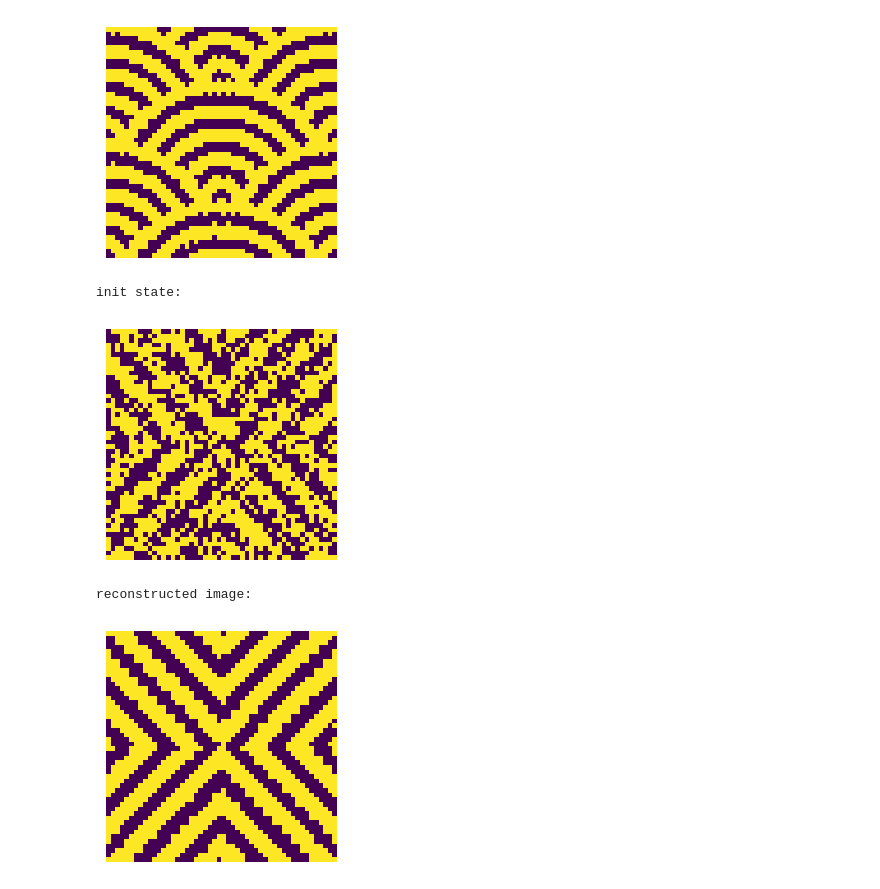
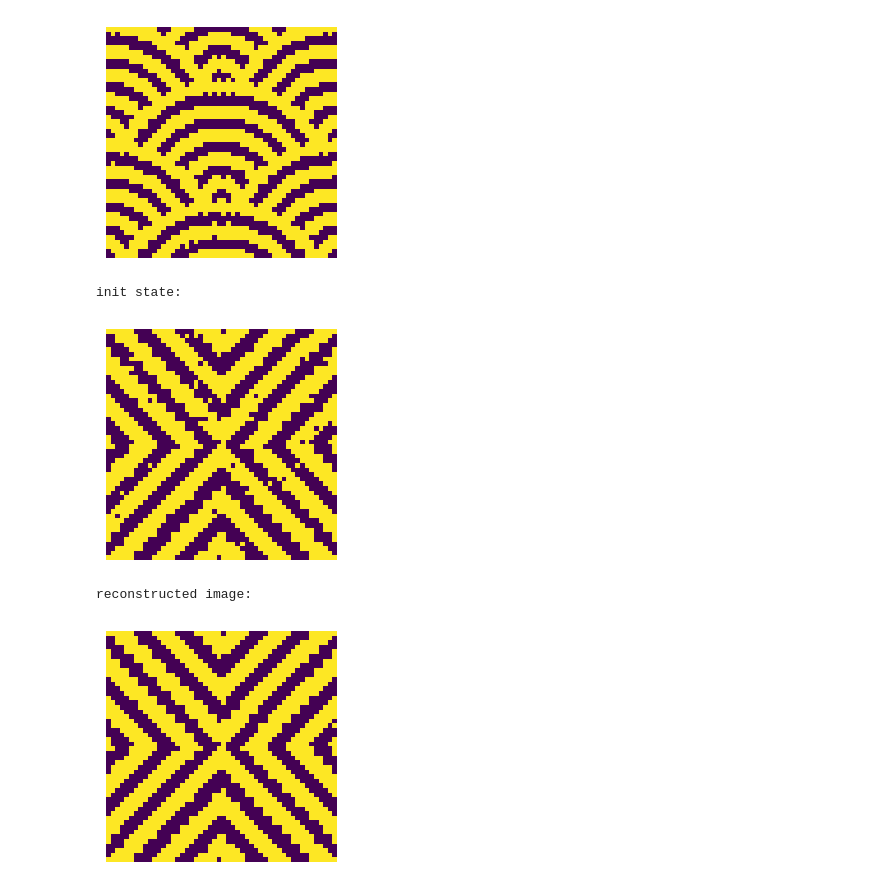
Before and after one commit to uqglmn/ml, a Jupyter notebook: Noise_HN.ipynb, the cells around one changed output. Saved outputs shown, nothing was run; the diff lists cells and outputs as text; code cells hidden in the pictures.

```diff
--- a/Noise_HN.ipynb
+++ b/Noise_HN.ipynb
@@ -73,6 +109,7 @@ show_multiple_arrays(imgs)
 memorized images:
 [figure]
 # %%
+# Make noisy images
 def half_img(n, img):
     # Make 50% of image negative
     for i in range(n):
@@ -81,8 +118,8 @@ def half_img(n, img):
     return img
 
 def noise_img(n, img, k): # Introduce noise or modifications to an image, for testing the network’s ability to reconstruct it
-    indices = np.random.choice(n, size=k, replace=False)
-    random_values = np.random.choice([-1, 1], size=k)
-    img[indices] = random_values
+    noise_indices = np.random.choice(n, size=k, replace=False)
+    noise = np.random.choice([-1, 1], size=k)
+    img[noise_indices] = noise
     return img
 # %%
@@ -102,21 +139,21 @@ init state:
 reconstructed image:
 [figure]
 # %%
-# set noise level
-noise = 1000
+# Set the number of noise pixels
+noise = 100
 
-#set inital state
-state = noise_img(n, imgs[1].copy(), noise) #modified image
+# Set inital state
+state = noise_img(n, imgs[1].copy(), noise) # modified image
 
 print('init state:')
 show_array(state)
 
-#reconstruct image
+# Reconstruct image
 state = reconstructed_image(n, w, state)
 print('reconstructed image:')
 show_array(state)
 # %% [output]
 init state:
-[figure, old version]
+[figure, new version]
 reconstructed image:
 [figure]
```
Also changed, not shown: parts of 13 cells of this notebook.
